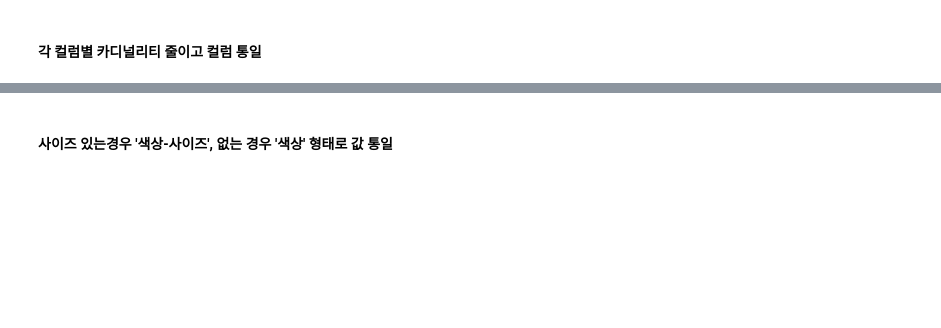
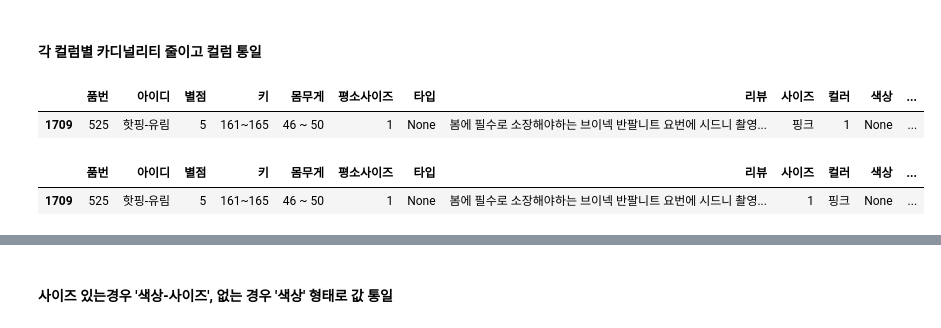
Before and after one commit to sai-with/pj_FitMyBody, a Jupyter notebook: Transform/preprocess.ipynb, the cells around one changed output, grey strips where cells are left out. Drawn from its saved outputs; the diff is of its cells as text; code cells hidden in the pictures; blank space fills up the shorter version.

```diff
--- a/Transform/preprocess.ipynb
+++ b/Transform/preprocess.ipynb
@@ -110,4 +156,17 @@ review['평소사이즈'].unique()
 <img src='./imgs/타입_해당컬럼.png' width=500 height=500/>
 # %% [markdown]
 #### 각 컬럼별 카디널리티 줄이고 컬럼 통일
+# %%
+review.loc[review['사이즈']=='핑크']
+# %% [output]
+|  | 품번 | 아이디 | 별점 | 키 | 몸무게 | 평소사이즈 | 타입 | 리뷰 | 사이즈 | 컬러 | 색상 | ... |
+| 1709 | 525 | 핫핑-유림 | 5 | 161~165 | 46 ~ 50 | 1 | None | 봄에 필수로 소장해야하는 브이넥 반팔니트 요번에 시드니 촬영... | 핑크 | 1 | None | ... |
+# %%
+# 값 서로 바꾸기
+idx = review.loc[review['사이즈']=='핑크'].index
+review.loc[idx, '사이즈'], review.loc[idx, '컬러'] = review.loc[idx, '컬러'], review.loc[idx, '사이즈']
+review.iloc[idx, :]
+# %% [output]
+|  | 품번 | 아이디 | 별점 | 키 | 몸무게 | 평소사이즈 | 타입 | 리뷰 | 사이즈 | 컬러 | 색상 | ... |
+| 1709 | 525 | 핫핑-유림 | 5 | 161~165 | 46 ~ 50 | 1 | None | 봄에 필수로 소장해야하는 브이넥 반팔니트 요번에 시드니 촬영... | 1 | 핑크 | None | ... |
 # %%
```
Also changed, not shown: parts of 16 cells of this notebook.
